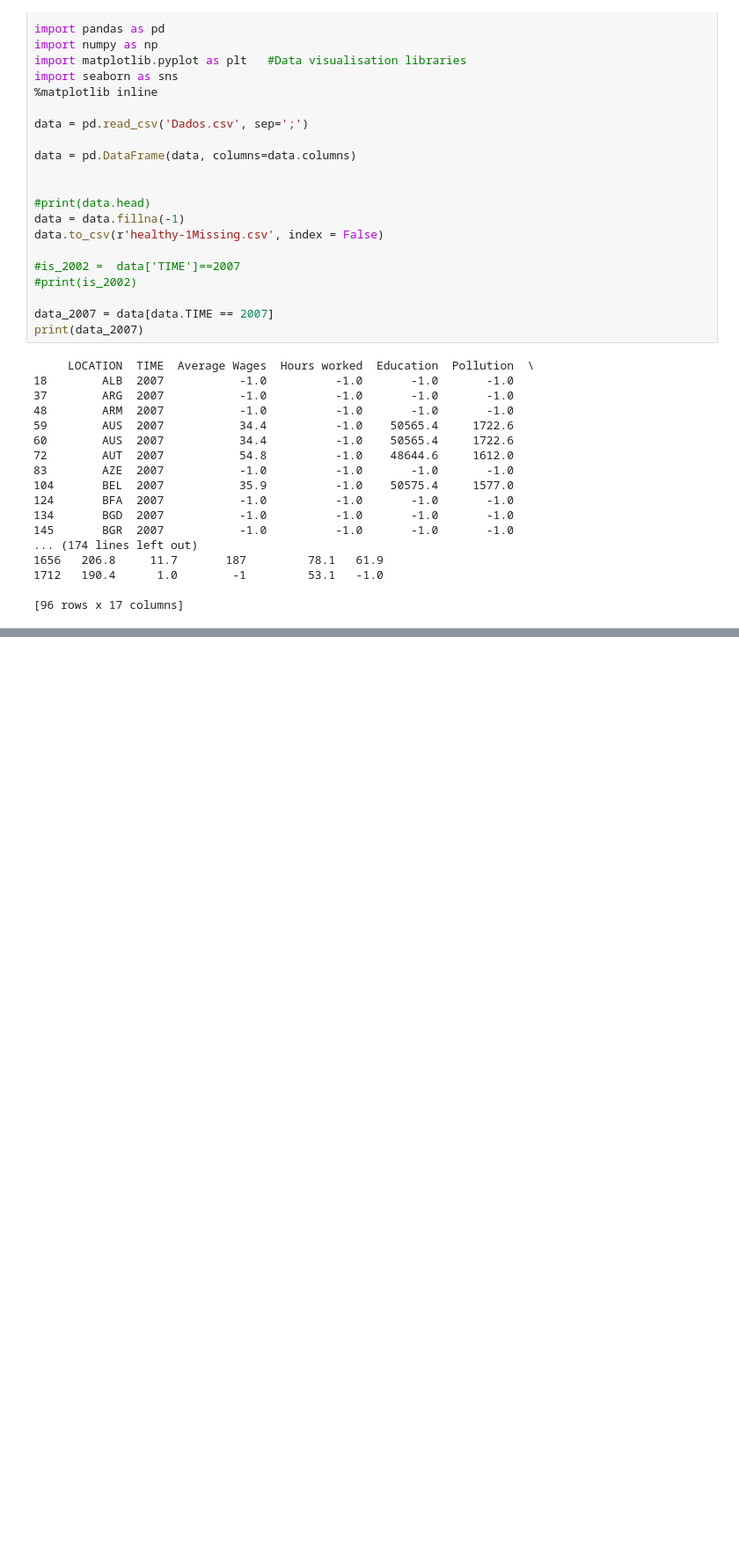
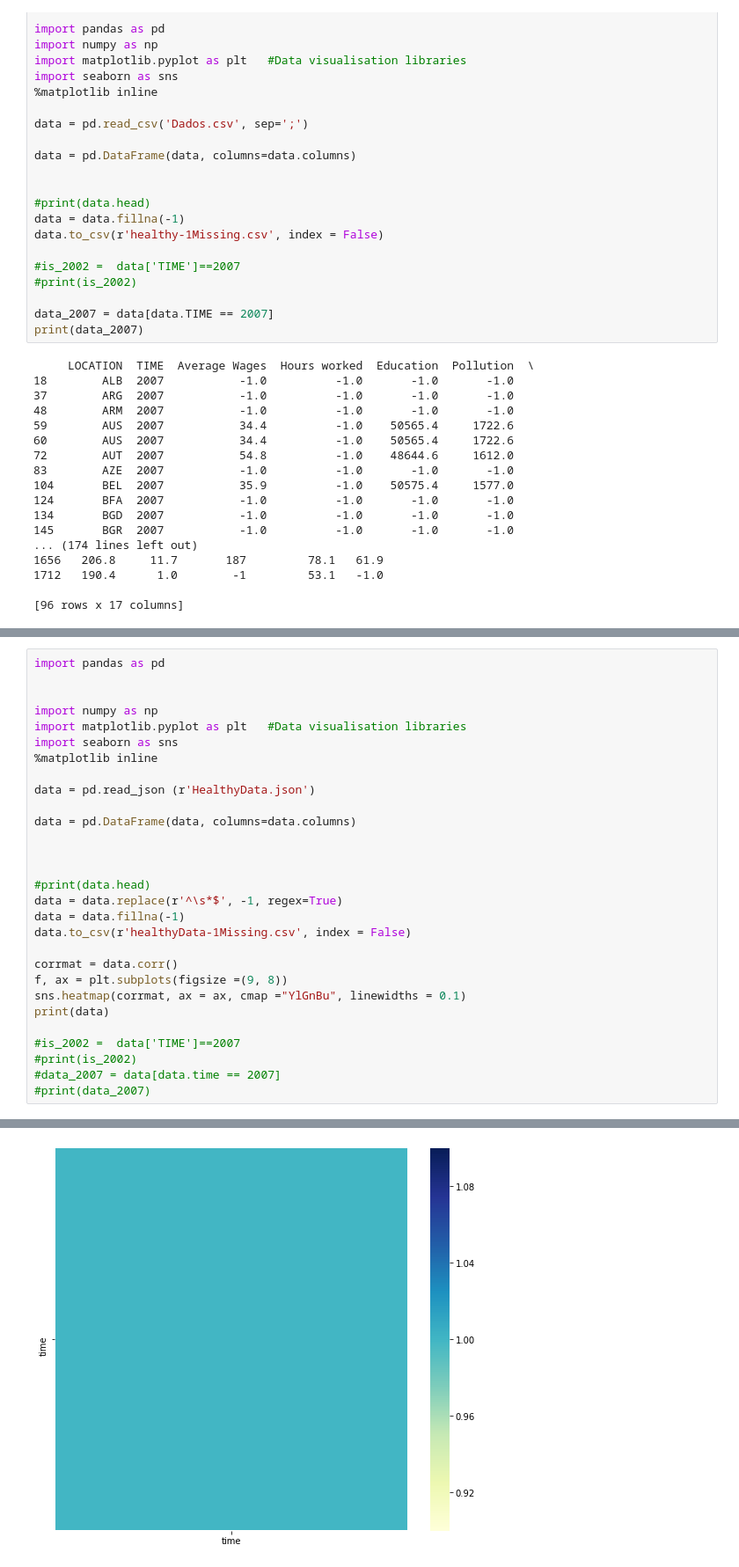
Before and after one commit to jtaca/What-makes-us-healthy-, a Jupyter notebook: Checkpoint_4/get coorelations.ipynb, the cells around one changed output, grey strips where cells are left out. Shown at 88% size. Drawn from its saved outputs; the diff is of its cells as text; blank space fills up the shorter version.

Commit message:
data preparaion started (again...)

```diff
--- a/Checkpoint_4/get coorelations.ipynb
+++ b/Checkpoint_4/get coorelations.ipynb
@@ -215,0 +187,30 @@ ValueError: zero-size array to reduction operation minimum which has no identity
+# %%
+import pandas as pd
+
+
+import numpy as np
+import matplotlib.pyplot as plt   #Data visualisation libraries
+import seaborn as sns
+%matplotlib inline
+
+data = pd.read_json (r'HealthyData.json')
+
+data = pd.DataFrame(data, columns=data.columns)
+
+
+
+#print(data.head)
+data = data.replace(r'^\s*$', -1, regex=True)
+data = data.fillna(-1)
+data.to_csv(r'healthyData-1Missing.csv', index = False)
+
+corrmat = data.corr()
+f, ax = plt.subplots(figsize =(9, 8))
+sns.heatmap(corrmat, ax = ax, cmap ="YlGnBu", linewidths = 0.1)
+print(data)
+
+#is_2002 =  data['TIME']==2007
+#print(is_2002)
+#data_2007 = data[data.time == 2007]
+#print(data_2007)
+# %% [output]
@@ -215,0 +234 @@ ValueError: zero-size array to reduction operation minimum which has no identity
+[figure, added]
```
Also changed, not shown: parts of 11 cells of this notebook, 2 other files.
